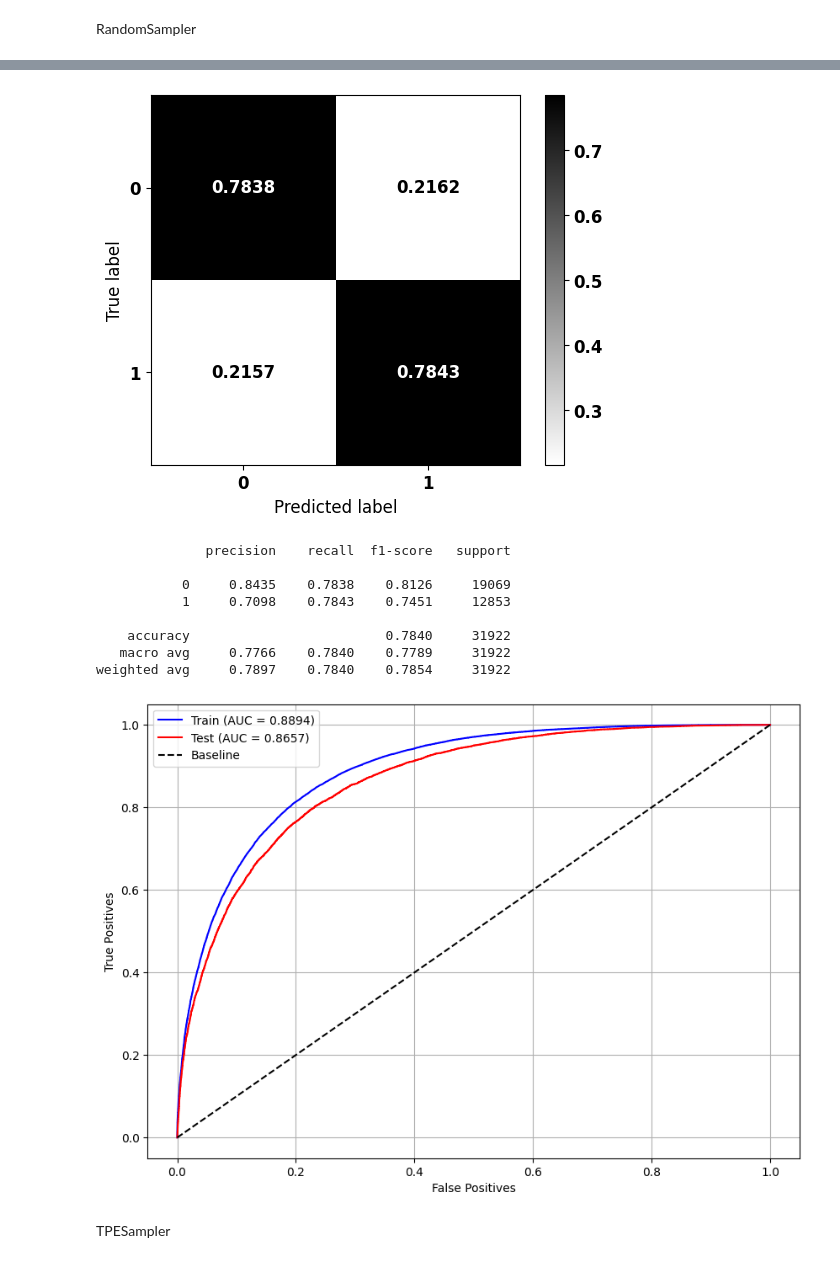
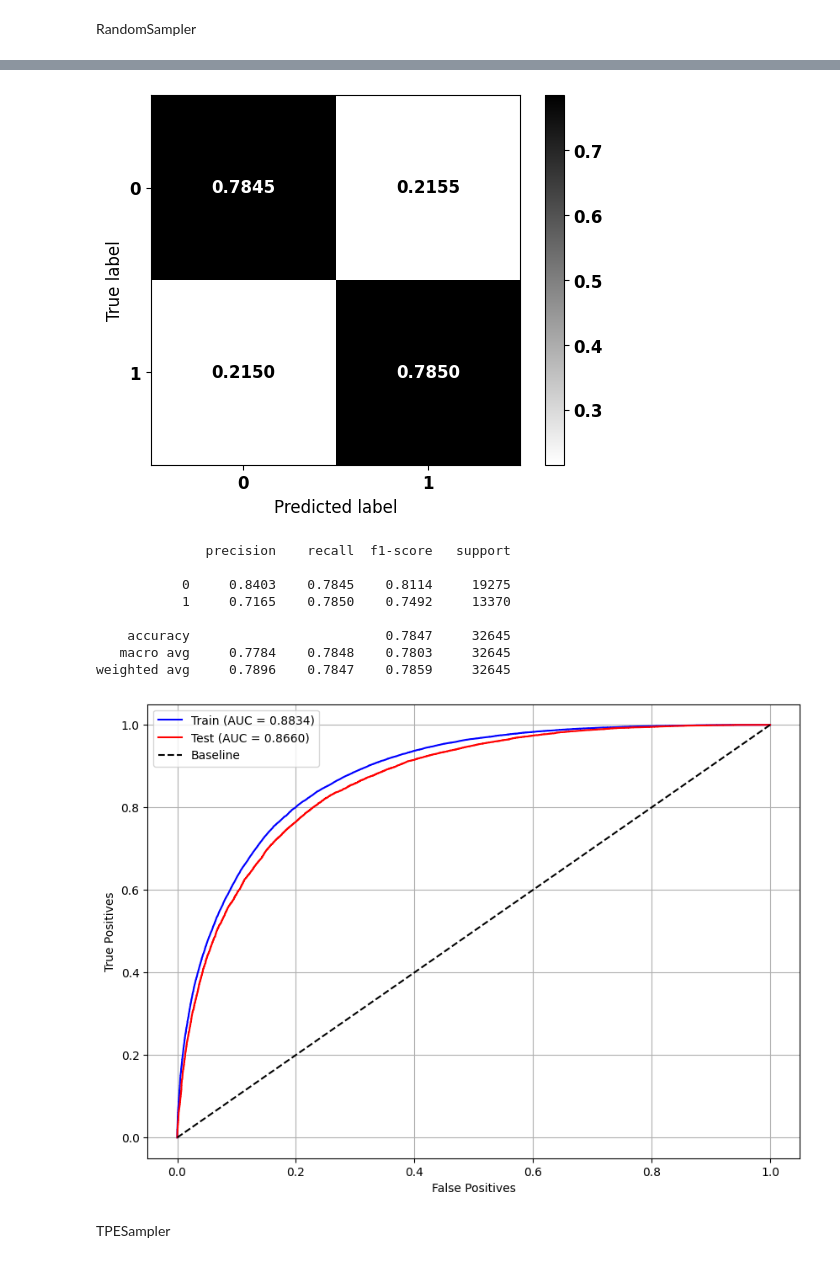
Before and after one commit to Lucas-Buk/cancer_cross_prediction, a Jupyter notebook: Sobrevida 3 anos/[Juntos] Sistema Digestório.ipynb, the cells around one changed output, grey strips where cells are left out. Drawn from its saved outputs; the diff is of its cells as text; code cells hidden in the pictures.

```diff
--- a/Sobrevida 3 anos/[Juntos] Sistema Digestório.ipynb
+++ b/Sobrevida 3 anos/[Juntos] Sistema Digestório.ipynb
@@ -372,10 +404,6 @@ plot_roc_curve(xgb_optuna, X_train, X_test, y_train, y_test)
 # %%
 # Modelo com os melhores parâmetros
-params = {'n_estimators': 103, 'max_depth': 6, 'learning_rate': 0.2,
-          'gamma': 0.2, 'min_child_weight': 2, 'colsample_bytree': 0.6}
-
-params['random_state'] = seed
-params['scale_pos_weight'] = 1.35
+params = best.get_params()
 
 xgb_optuna = XGBClassifier()
 xgb_optuna.set_params(**params)
@@ -411,7 +439,7 @@ plot_shap_values(xgb_optuna, X_train, feat_cols)
 # %%
 # Criação e treinamento do modelo LightGBM
 lgbm = LGBMClassifier(max_depth=10,
-                      class_weight={0:1, 1:1.32},
+                      class_weight={0:1, 1:1.29},
                       random_state=seed,
                       verbose=-1)
 
@@ -482,6 +511,6 @@ studyLGBM.best_params
  'colsample_bytree': 0.6000000000000001}
 # %%
-pesos = np.round(np.arange(1.35, 1.36, 0.0001), 4)
+pesos = np.round(np.arange(1.295, 1.315, 0.0001), 4)
 params = studyLGBM.best_params
 params['random_state'] = seed
 
@@ -504,30 +533,30 @@ for i in pesos:
 # Modelo com os melhores parâmetros
 params = studyLGBM.best_params
 params['random_state'] = seed
-params['class_weight'] = {0:1, 1:1.3525}
+params['class_weight'] = {0:1, 1:1.2958}
 
-lgbm_optuna = LGBMClassifier(verbose=-1)
-lgbm_optuna.set_params(**params)
+lgbm_rand = LGBMClassifier(verbose=-1)
+lgbm_rand.set_params(**params)
 
-lgbm_optuna.fit(X_train, y_train)
+lgbm_rand.fit(X_train, y_train)
 
 # Matriz de confusão do modelo LightGBM otimizado
-plot_confusion_matrix(lgbm_optuna, X_test, y_test)
+plot_confusion_matrix(lgbm_rand, X_test, y_test)
 # %% [output]
 [figure]
               precision    recall  f1-score   support
 
-           0     0.8435    0.7838    0.8126     19069
-           1     0.7098    0.7843    0.7451     12853
+           0     0.8403    0.7845    0.8114     19275
+           1     0.7165    0.7850    0.7492     13370
 
-    accuracy                         0.7840     31922
-   macro avg     0.7766    0.7840    0.7789     31922
-weighted avg     0.7897    0.7840    0.7854     31922
+    accuracy                         0.7847     32645
+   macro avg     0.7784    0.7848    0.7803     32645
+weighted avg     0.7896    0.7847    0.7859     32645
 # %%
 # Curva ROC do modelo otimizado
-plot_roc_curve(lgbm_optuna, X_train, X_test, y_train, y_test)
+plot_roc_curve(lgbm_rand, X_train, X_test, y_train, y_test)
 # %% [output]
-[figure, old version]
+[figure, new version]
 # %% [markdown]
 TPESampler
 # %%
```
Also changed, not shown: parts of 145 cells of this notebook, 5 other files.
